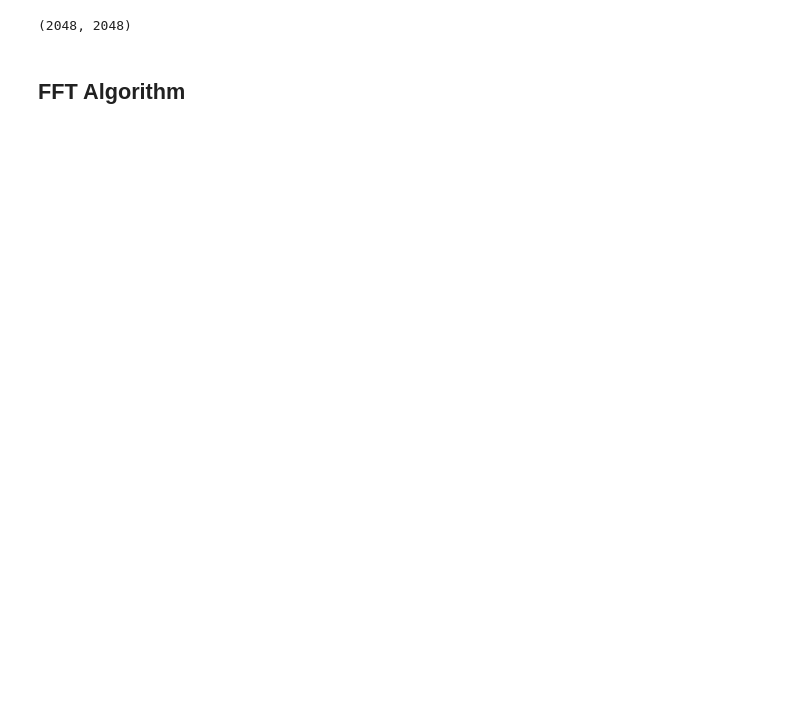
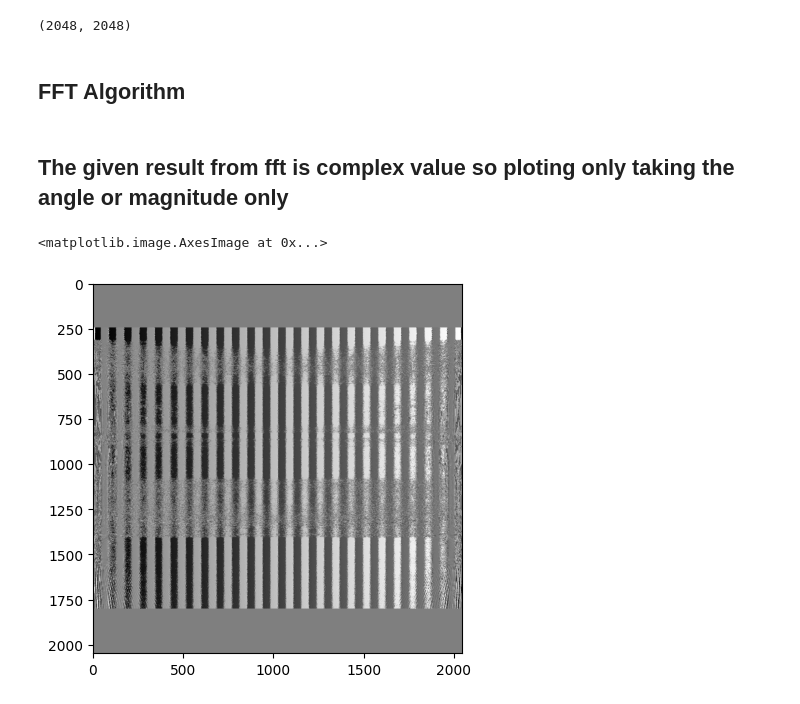
Before and after one commit to earthPerson-001/img-comp-FFT, a Jupyter notebook: ImgCompFFT.ipynb, the cells around one changed output. Saved outputs shown, nothing was run; the diff lists cells and outputs as text; code cells hidden in the pictures; blank space fills up the shorter version.

```diff
--- a/ImgCompFFT.ipynb
+++ b/ImgCompFFT.ipynb
@@ -71,3 +72,37 @@ print(grayScale.shape)
 (2048, 2048)
 # %% [markdown]
 ## FFT Algorithm
+# %%
+def cooley_tukey_fft(x):
+    n = len(x)
+
+    if n == 1:
+        return x
+
+    # Split the input sequence into even and odd-indexed sub-sequences
+    x_even = x[::2]
+    x_odd = x[1::2]
+
+    # Recursively compute the FFT of each sub-sequence
+    y_even = cooley_tukey_fft(x_even)
+    y_odd = cooley_tukey_fft(x_odd)
+
+    # Combine the results
+    y = np.zeros(n, dtype=np.complex128)
+    for k in range(n//2):
+        twiddle_factor = np.exp(-2j * np.pi * k / n)
+        y[k] = y_even[k] + twiddle_factor * y_odd[k]
+        y[k + n//2] = y_even[k] - twiddle_factor * y_odd[k]
+
+    return y
+# %%
+transX = np.zeros((grayScale.shape[0],grayScale.shape[1]),dtype=np.complex128)
+for i in range(transX.shape[0]):
+    transX[i,:] = cooley_tukey_fft(grayScale[i,:])
+# %% [markdown]
+## The given result from fft is complex value so ploting only taking the angle or magnitude only
+# %%
+plt.imshow(np.angle(transX),cmap='gray')
+# %% [output]
+<matplotlib.image.AxesImage at 0x...>
+[figure, added]
```
Also changed, not shown: parts of 4 cells of this notebook.
